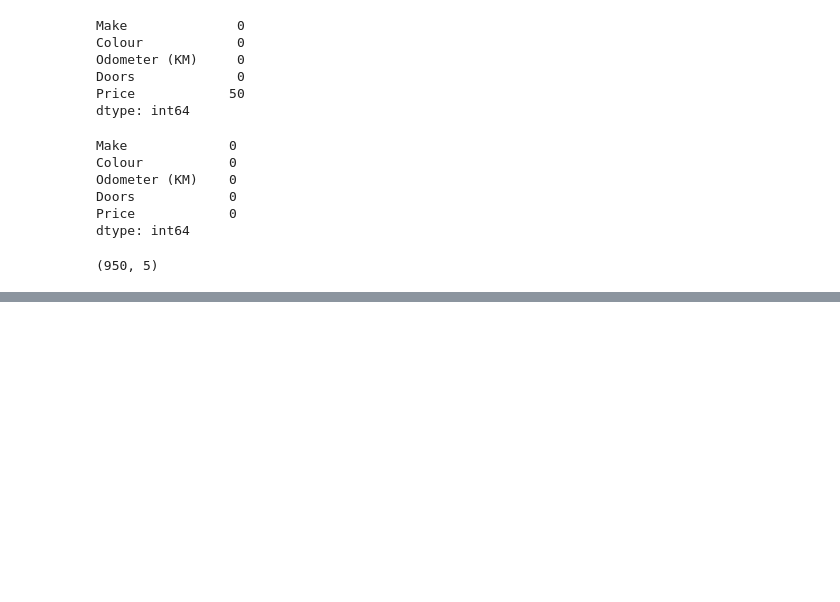
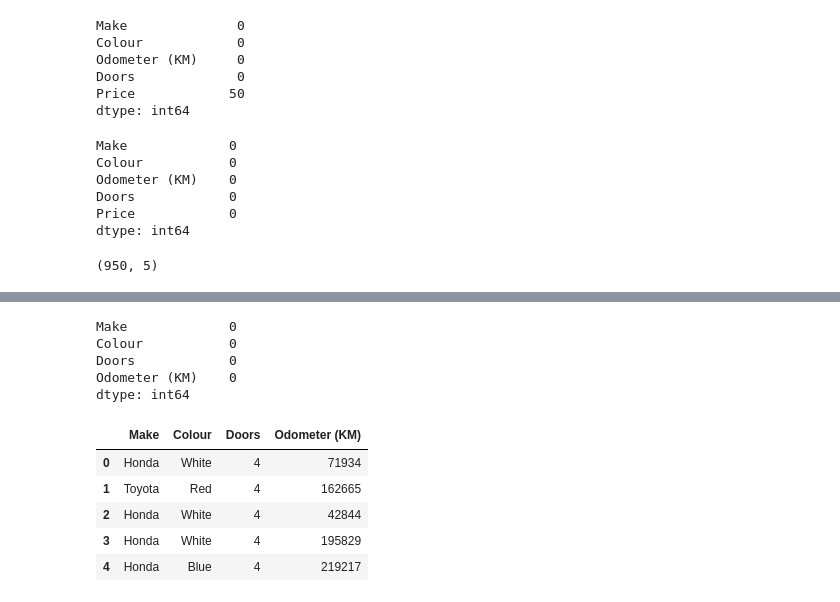
Before and after one commit to buriihenry/Machine_Learning-1, a Jupyter notebook: End to End ML/End to end ML Project.ipynb, the cells around one changed output, grey strips where cells are left out. Cells and saved outputs as stored; diff of their text form; code cells hidden in the pictures; blank space fills up the shorter version.

```diff
--- a/Heart Disease/End to end ML Project.ipynb
+++ b/End to End ML/End to end ML Project.ipynb
@@ -496,0 +547,22 @@ transformed_X
+# %%
+# Fill categorical values with 'missing' & numerical with mean
+cat_imputer = SimpleImputer(strategy="constant", fill_value="missing")
+door_imputer = SimpleImputer(strategy="constant", fill_value=4)
+num_imputer = SimpleImputer(strategy="mean")
+# %%
+# Define different column features
+categorical_features = ["Make", "Colour"]
+door_feature = ["Doors"]
+numerical_feature = ["Odometer (KM)"]
+# %%
+imputer = ColumnTransformer([
+    ("cat_imputer", cat_imputer, categorical_features),
+    ("door_imputer", door_imputer, door_feature),
+    ("num_imputer", num_imputer, numerical_feature)])
+
+# Fill train and test values separately
+filled_X_train = imputer.fit_transform(X_train)
+filled_X_test = imputer.transform(X_test)
+
+# Check filled X_train
+filled_X_train
@@ -496,0 +577,25 @@ transformed_X
+# %%
+# Get our transformed data array's back into DataFrame's
+car_sales_filled_train = pd.DataFrame(filled_X_train,
+                                      columns=["Make", "Colour", "Doors", "Odometer (KM)"])
+
+car_sales_filled_test = pd.DataFrame(filled_X_test,
+                                      columns=["Make", "Colour", "Doors", "Odometer (KM)"])
+
+# Check missing data in training set
+car_sales_filled_train.isna().sum()
+# %% [output]
+Make             0
+Colour           0
+Doors            0
+Odometer (KM)    0
+dtype: int64
+# %%
+car_sales_filled_train.head()
+# %% [output]
+|  | Make | Colour | Doors | Odometer (KM) |
+| 0 | Honda | White | 4 | 71934 |
+| 1 | Toyota | Red | 4 | 162665 |
+| 2 | Honda | White | 4 | 42844 |
+| 3 | Honda | White | 4 | 195829 |
+| 4 | Honda | Blue | 4 | 219217 |
```
Also changed, not shown: parts of 25 cells of this notebook, 8 other files.
